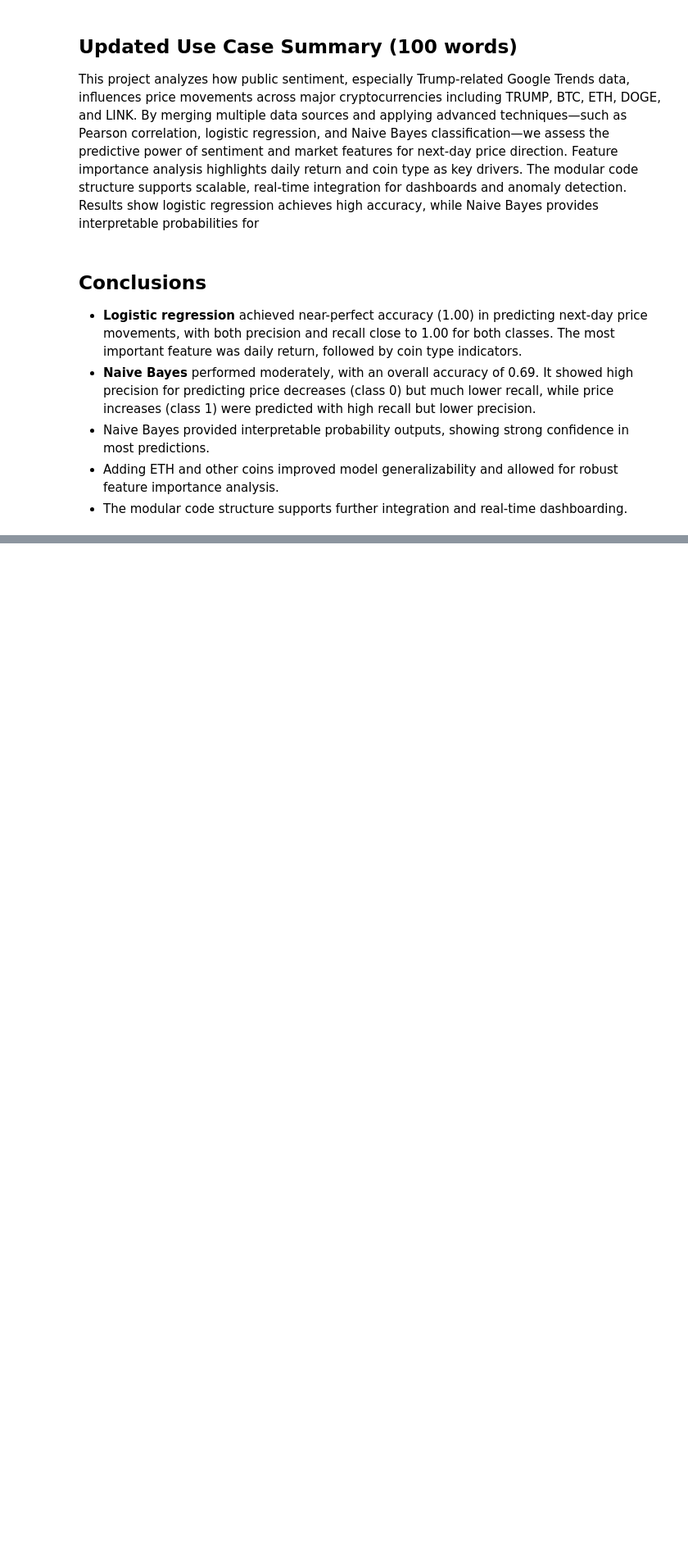
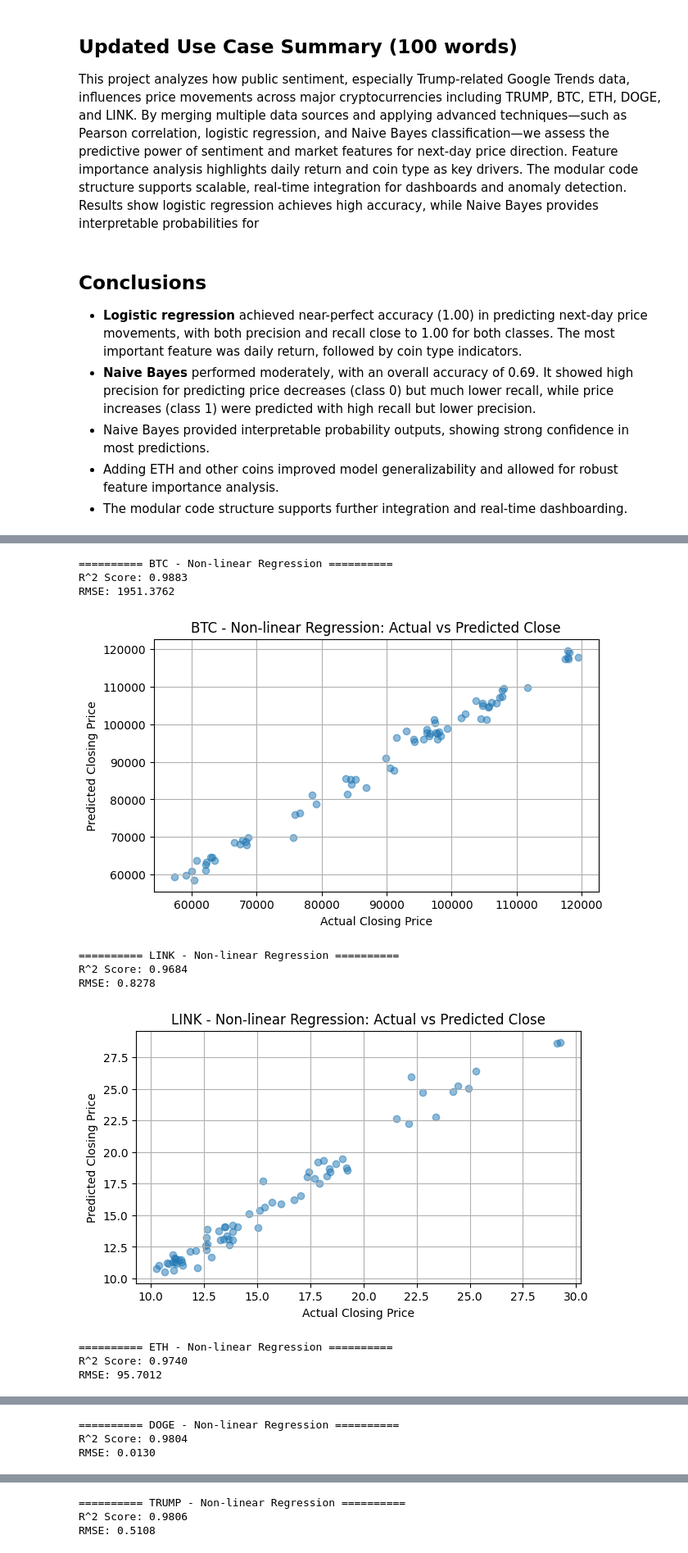
Before and after one commit to Eris-Leksi/-TRUMP-sentiment-analysis, a Jupyter notebook: script.ipynb, the cells around one changed output, grey strips where cells are left out. Shown at 82% size. Drawn from its saved outputs; the diff is of its cells as text; code cells hidden in the pictures; blank space fills up the shorter version.

```diff
--- a/script.ipynb
+++ b/script.ipynb
@@ -1418,0 +1419,54 @@ This project analyzes how public sentiment, especially Trump-related Google Tren
+# %%
+from sklearn.preprocessing import PolynomialFeatures
+
+features = ['open']  # You can expand to ['open', 'high', 'low'] if those columns exist
+coin_list = merged_df['coin'].unique()
+
+for coin in coin_list:
+    print(f"\n{'='*10} {coin} - Non-linear Regression {'='*10}")
+    coin_df = merged_df[merged_df['coin'] == coin].copy().sort_values('timestamp').reset_index(drop=True)
+
+    # Ensure features are numeric
+    for col in features:
+        coin_df[col] = pd.to_numeric(coin_df[col], errors='coerce')
+    coin_df = coin_df.dropna(subset=features + ['close'])
+
+    X = coin_df[features].values.astype(float)
+    y = coin_df['close'].values.astype(float)
+
+    if len(X) < 2:  # Not enough data to split
+        print(f"Not enough data for {coin}. Skipping.")
+        continue
+
+    poly = PolynomialFeatures(degree=2)
+    X_poly = poly.fit_transform(X)
+
+    X_train, X_test, y_train, y_test = train_test_split(X_poly, y, test_size=0.2, random_state=42)
+    reg_poly = LinearRegression()
+    reg_poly.fit(X_train, y_train)
+    y_pred = reg_poly.predict(X_test)
+
+    r2 = r2_score(y_test, y_pred)
+    rmse = np.sqrt(mean_squared_error(y_test, y_pred))
+    print(f"R^2 Score: {r2:.4f}")
+    print(f"RMSE: {rmse:.4f}")
+
+    plt.figure(figsize=(7, 4))
+    plt.scatter(y_test, y_pred, alpha=0.5)
+    plt.xlabel("Actual Closing Price")
+    plt.ylabel("Predicted Closing Price")
+    plt.title(f"{coin} - Non-linear Regression: Actual vs Predicted Close")
+    plt.grid(True)
+    plt.show()
+# %% [output]
+========== BTC - Non-linear Regression ==========
+R^2 Score: 0.9883
+RMSE: 1951.3762
+[figure, added]
+========== LINK - Non-linear Regression ==========
+R^2 Score: 0.9684
+RMSE: 0.8278
+[figure, added]
+========== ETH - Non-linear Regression ==========
+R^2 Score: 0.9740
+RMSE: 95.7012
@@ -1418,0 +1474,3 @@ This project analyzes how public sentiment, especially Trump-related Google Tren
+========== DOGE - Non-linear Regression ==========
+R^2 Score: 0.9804
+RMSE: 0.0130
@@ -1418,0 +1478,3 @@ This project analyzes how public sentiment, especially Trump-related Google Tren
+========== TRUMP - Non-linear Regression ==========
+R^2 Score: 0.9806
+RMSE: 0.5108
```
Also changed, not shown: parts of 40 cells of this notebook.
